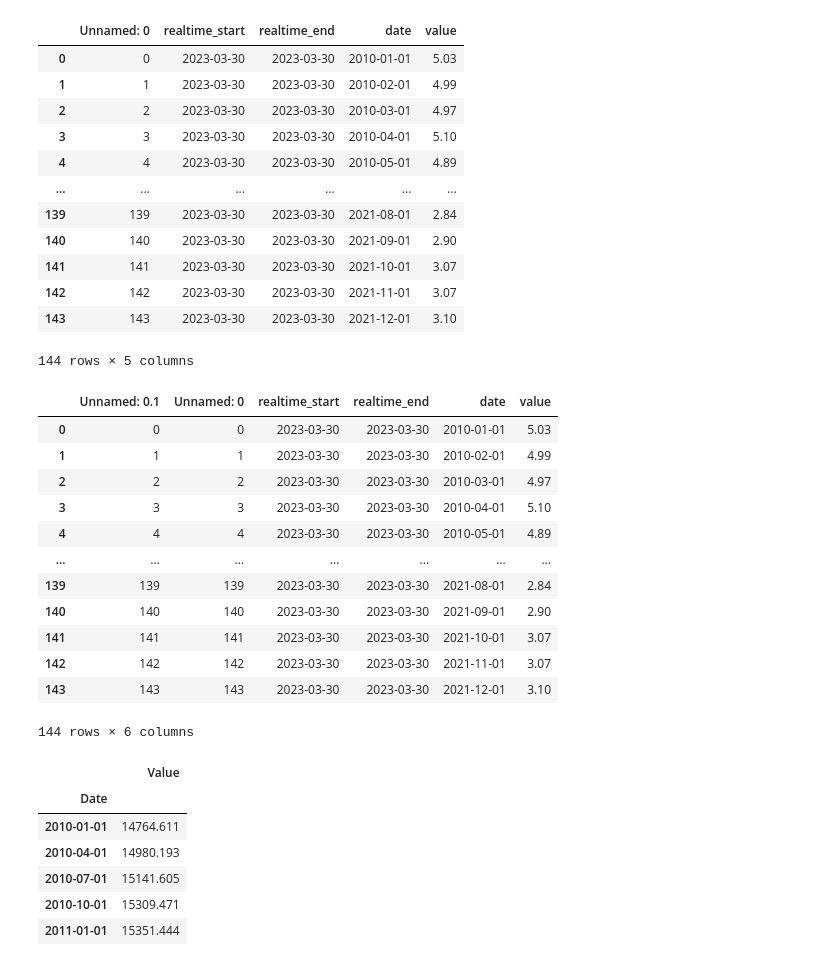
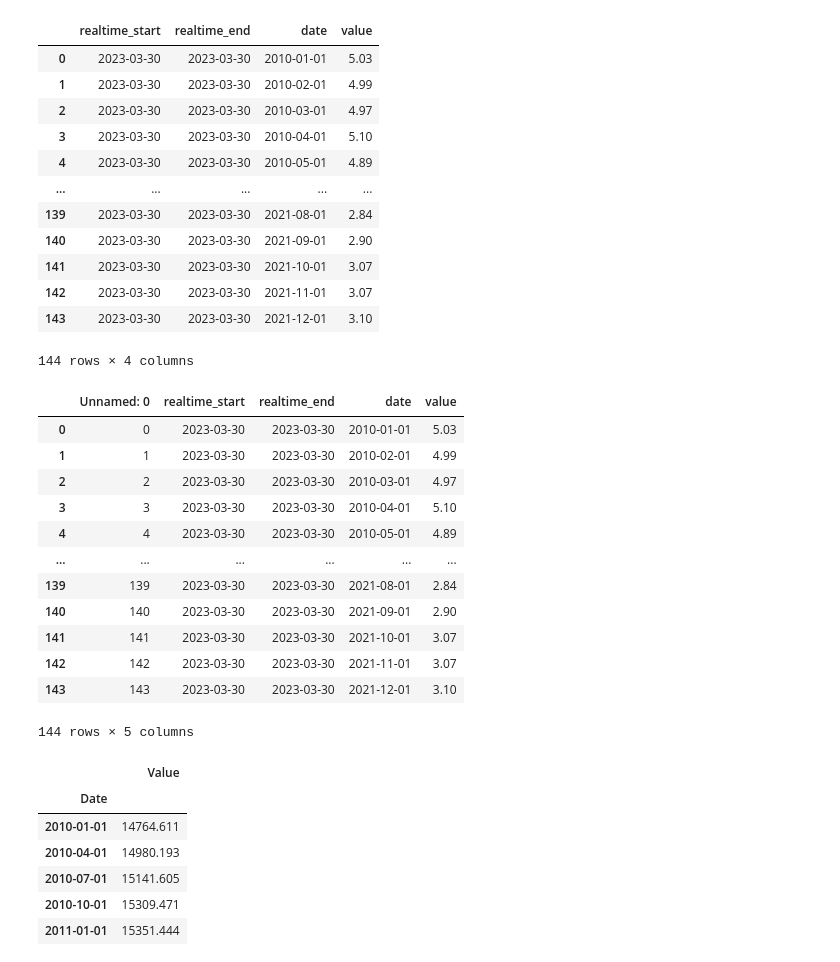
Before and after one commit to gusibis/main, a Jupyter notebook: project1.ipynb, the cells around one changed output. Saved outputs shown, nothing was run; the diff lists cells and outputs as text; code cells hidden in the pictures.

```diff
--- a/project1.ipynb
+++ b/project1.ipynb
@@ -17,39 +20,43 @@ import os
 # %%
 
 # IDs of different data sets in percentages, using MORTGAGE observation as the other ones do not look relatable
 # MORTGAGE30US  Interest rate in percentage per year.
 # EXHOSLUSM495S Existing home sales
 # GINIALLRH  Income Gini Ratio for Households by Race of Householder, All Races
 # GINIALLRH Income Gini Ratio for Households by Race of Householder, All Races
 # T10YIE Inflation
 # UNRATE UNEMPLOYMENT RATE.
 # RIFLGFLXIINA reasury Long-Term Average (Over 10 Years), Inflation-Indexed
-filePath = "./Resources/mortgage_interest_rates.csv"
+filePath = "./Resources/mortgage_interest_rates_fred.csv"
 if not os.path.isfile(filePath):
     url = "https://api.stlouisfed.org/fred/series/observations?series_id=MORTGAGE30US&observation_start=2010-01-01&observation_end=2021-12-31&frequency=m&file_type=json&api_key=" + fred_key
     res = requests.get(url)
     fred_data = json.loads(res.text)  #reuturns the interest rate per year
     fred_data = pd.DataFrame.from_dict(fred_data['observations'])
 else:
     fred_data = pd.read_csv(filePath)
 # interest Rate mortgate per year need to get the MEAN per year to match the data from 2010 to 2021 and make a correlation against other sets like inflation, and interest rates for the graphs.
 
+
+
+
+
 fred_data.to_csv(filePath)
 fred_data
 # %% [output]
-|  | Unnamed: 0 | realtime_start | realtime_end | date | value |
-| 0 | 0 | 2023-03-30 | 2023-03-30 | 2010-01-01 | 5.03 |
-| 1 | 1 | 2023-03-30 | 2023-03-30 | 2010-02-01 | 4.99 |
-| 2 | 2 | 2023-03-30 | 2023-03-30 | 2010-03-01 | 4.97 |
-| 3 | 3 | 2023-03-30 | 2023-03-30 | 2010-04-01 | 5.10 |
-| 4 | 4 | 2023-03-30 | 2023-03-30 | 2010-05-01 | 4.89 |
-| ... | ... | ... | ... | ... | ... |
-| 139 | 139 | 2023-03-30 | 2023-03-30 | 2021-08-01 | 2.84 |
-| 140 | 140 | 2023-03-30 | 2023-03-30 | 2021-09-01 | 2.90 |
-| 141 | 141 | 2023-03-30 | 2023-03-30 | 2021-10-01 | 3.07 |
-| 142 | 142 | 2023-03-30 | 2023-03-30 | 2021-11-01 | 3.07 |
-| 143 | 143 | 2023-03-30 | 2023-03-30 | 2021-12-01 | 3.10 |
+|  | realtime_start | realtime_end | date | value |
+| 0 | 2023-03-30 | 2023-03-30 | 2010-01-01 | 5.03 |
+| 1 | 2023-03-30 | 2023-03-30 | 2010-02-01 | 4.99 |
+| 2 | 2023-03-30 | 2023-03-30 | 2010-03-01 | 4.97 |
+| 3 | 2023-03-30 | 2023-03-30 | 2010-04-01 | 5.10 |
+| 4 | 2023-03-30 | 2023-03-30 | 2010-05-01 | 4.89 |
+| ... | ... | ... | ... | ... |
+| 139 | 2023-03-30 | 2023-03-30 | 2021-08-01 | 2.84 |
+| 140 | 2023-03-30 | 2023-03-30 | 2021-09-01 | 2.90 |
+| 141 | 2023-03-30 | 2023-03-30 | 2021-10-01 | 3.07 |
+| 142 | 2023-03-30 | 2023-03-30 | 2021-11-01 | 3.07 |
+| 143 | 2023-03-30 | 2023-03-30 | 2021-12-01 | 3.10 |
-144 rows × 5 columns
+144 rows × 4 columns
 # %%
 # BLS.GOV API
 # 'CUUR0000SA0',  onsumer Price Index - All Urban Consumers
@@ -89,22 +96,30 @@ if not os.path.isfile(filePath2):
 else:
     bls_pd = pd.read_csv(filePath2)
 
+
+
+
+
+
+
+
+
 bls_pd.to_csv("./Resources/mortgage_interest_rates.csv")
 bls_pd
 # %% [output]
-|  | Unnamed: 0.1 | Unnamed: 0 | realtime_start | realtime_end | date | value |
-| 0 | 0 | 0 | 2023-03-30 | 2023-03-30 | 2010-01-01 | 5.03 |
-| 1 | 1 | 1 | 2023-03-30 | 2023-03-30 | 2010-02-01 | 4.99 |
-| 2 | 2 | 2 | 2023-03-30 | 2023-03-30 | 2010-03-01 | 4.97 |
-| 3 | 3 | 3 | 2023-03-30 | 2023-03-30 | 2010-04-01 | 5.10 |
-| 4 | 4 | 4 | 2023-03-30 | 2023-03-30 | 2010-05-01 | 4.89 |
-| ... | ... | ... | ... | ... | ... | ... |
-| 139 | 139 | 139 | 2023-03-30 | 2023-03-30 | 2021-08-01 | 2.84 |
-| 140 | 140 | 140 | 2023-03-30 | 2023-03-30 | 2021-09-01 | 2.90 |
-| 141 | 141 | 141 | 2023-03-30 | 2023-03-30 | 2021-10-01 | 3.07 |
-| 142 | 142 | 142 | 2023-03-30 | 2023-03-30 | 2021-11-01 | 3.07 |
-| 143 | 143 | 143 | 2023-03-30 | 2023-03-30 | 2021-12-01 | 3.10 |
+|  | Unnamed: 0 | realtime_start | realtime_end | date | value |
+| 0 | 0 | 2023-03-30 | 2023-03-30 | 2010-01-01 | 5.03 |
+| 1 | 1 | 2023-03-30 | 2023-03-30 | 2010-02-01 | 4.99 |
+| 2 | 2 | 2023-03-30 | 2023-03-30 | 2010-03-01 | 4.97 |
+| 3 | 3 | 2023-03-30 | 2023-03-30 | 2010-04-01 | 5.10 |
+| 4 | 4 | 2023-03-30 | 2023-03-30 | 2010-05-01 | 4.89 |
+| ... | ... | ... | ... | ... | ... |
+| 139 | 139 | 2023-03-30 | 2023-03-30 | 2021-08-01 | 2.84 |
+| 140 | 140 | 2023-03-30 | 2023-03-30 | 2021-09-01 | 2.90 |
+| 141 | 141 | 2023-03-30 | 2023-03-30 | 2021-10-01 | 3.07 |
+| 142 | 142 | 2023-03-30 | 2023-03-30 | 2021-11-01 | 3.07 |
+| 143 | 143 | 2023-03-30 | 2023-03-30 | 2021-12-01 | 3.10 |
-144 rows × 6 columns
+144 rows × 5 columns
 # %%
 # Gross domestic product is the monetary value of all finished goods and services made within a country during a specific period.
 # GDP provides an economic snapshot of a country, used to estimate the size of an economy and its growth rate
```
Also changed, not shown: parts of 4 cells of this notebook, 3 other files.
